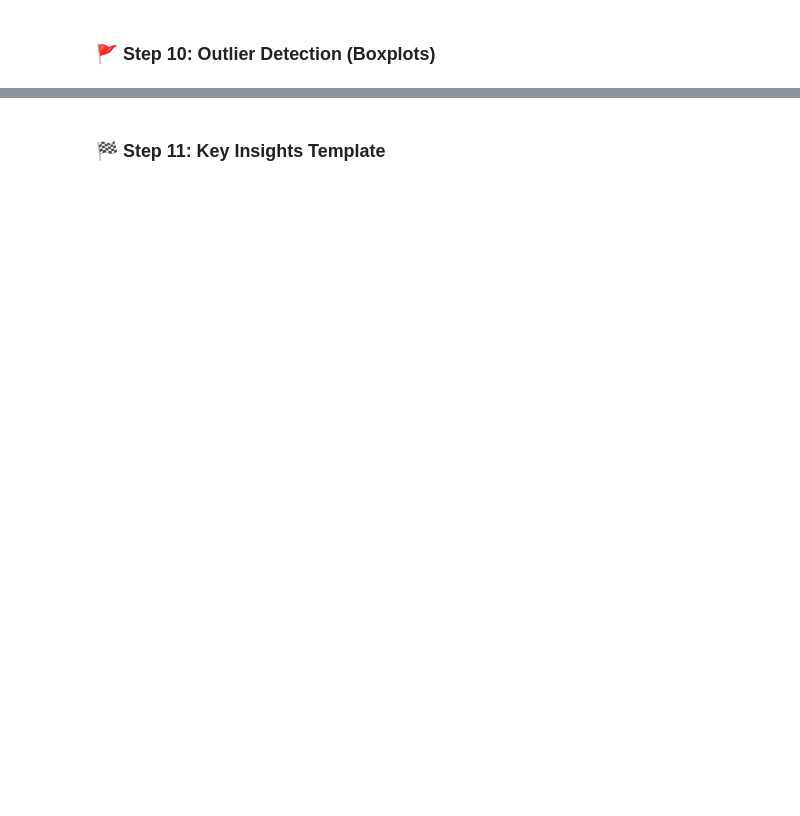
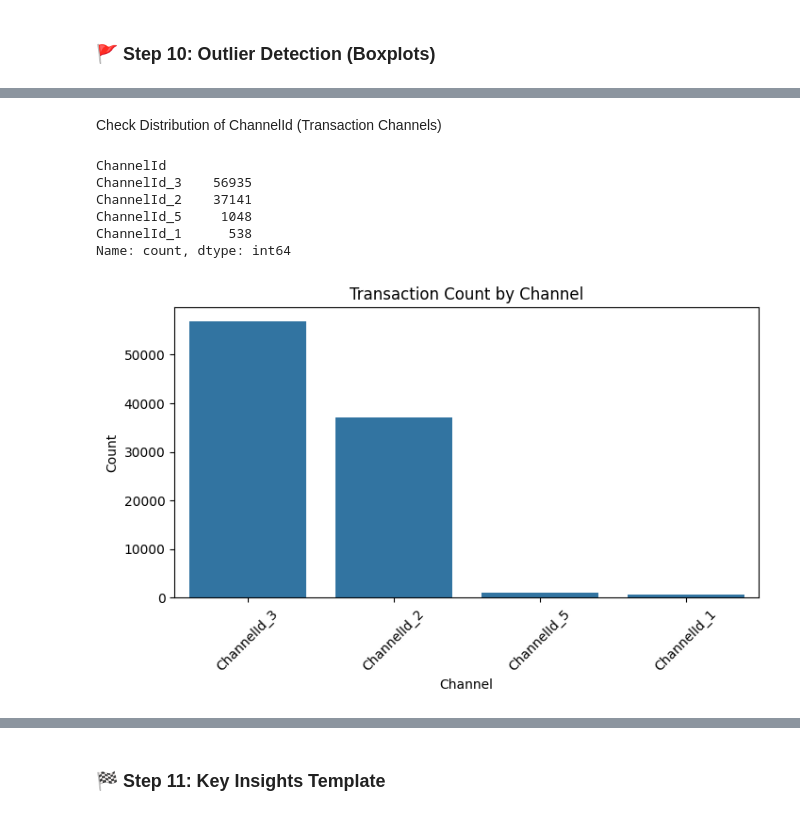
Before and after one commit to 5237-mests/credit-risk-scoring-model, a Jupyter notebook: notebooks/1.0-eda.ipynb, the cells around one changed output, grey strips where cells are left out. Drawn from its saved outputs; the diff is of its cells as text; code cells hidden in the pictures; blank space fills up the shorter version.

```diff
--- a/notebooks/1.0-eda.ipynb
+++ b/notebooks/1.0-eda.ipynb
@@ -136,0 +192,27 @@ for col in num_cols:
+# %% [markdown]
+ Check Distribution of ChannelId (Transaction Channels)
+# %%
+import matplotlib.pyplot as plt
+import seaborn as sns
+
+# Check value counts
+channel_counts = data['ChannelId'].value_counts()
+
+print(channel_counts)
+
+# Plot
+plt.figure(figsize=(8, 4))
+sns.barplot(x=channel_counts.index, y=channel_counts.values)
+plt.title('Transaction Count by Channel')
+plt.ylabel('Count')
+plt.xlabel('Channel')
+plt.xticks(rotation=45)
+plt.show()
+# %% [output]
+ChannelId
+ChannelId_3    56935
+ChannelId_2    37141
+ChannelId_5     1048
+ChannelId_1      538
+Name: count, dtype: int64
+[figure, added]
```
Also changed, not shown: parts of 12 cells of this notebook.
